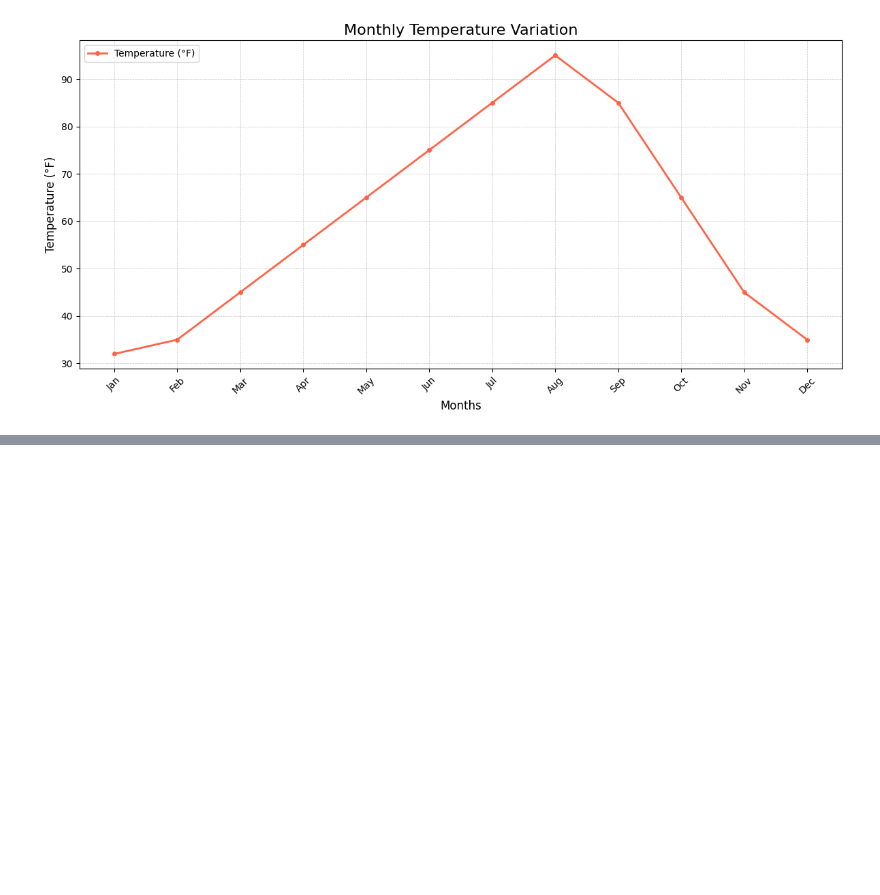
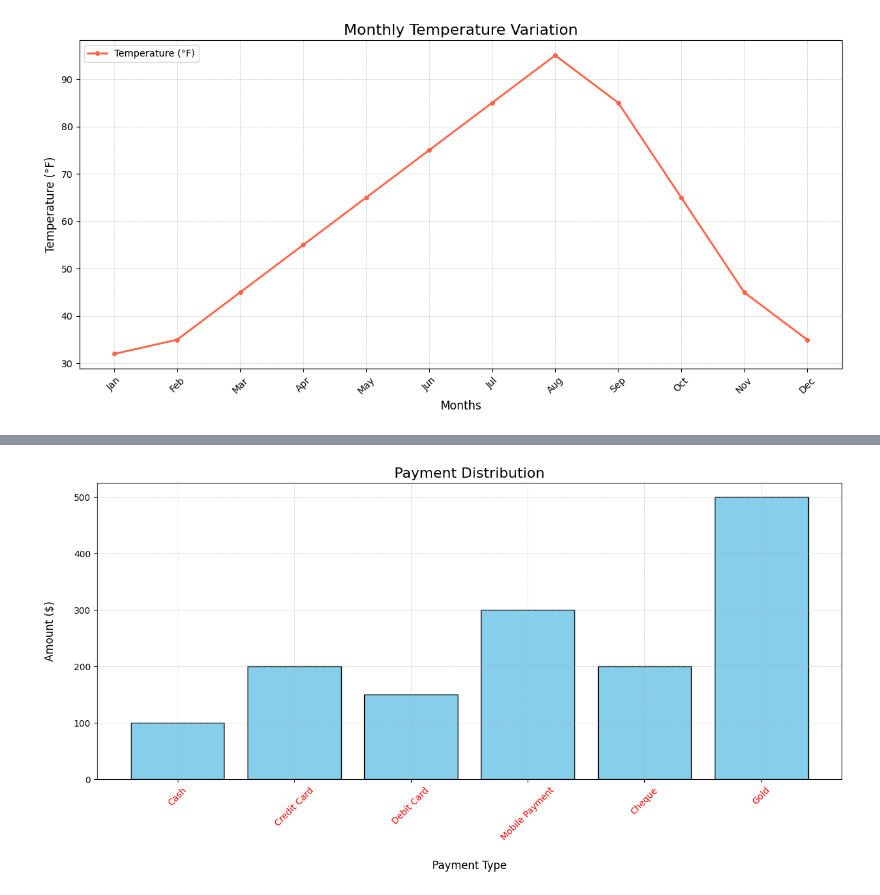
Before and after one commit to cruvss/2D-Data-Visualization, a Jupyter notebook: notebook.ipynb, the cells around one changed output, grey strips where cells are left out. Drawn from its saved outputs; the diff is of its cells as text; code cells hidden in the pictures; blank space fills up the shorter version.

Commit message:
add bar plot

```diff
--- a/notebook.ipynb
+++ b/notebook.ipynb
@@ -152,0 +178,26 @@ plt.show()
+# %%
+import matplotlib.pyplot as plt
+import numpy as np
+
+# Data
+
+Payment_type = ['Cash', 'Credit Card', 'Debit Card', 'Mobile Payment','Cheque','Gold']
+amount = [100, 200, 150, 300, 200, 500]
+
+fig, ax = plt.subplots(figsize=(15,6))
+
+ax.bar(Payment_type, amount, color='skyblue', edgecolor='black', linewidth=1)
+ax.set_xlabel('Payment Type', fontsize=12, labelpad=20)
+ax.set_ylabel('Amount ($)', fontsize=12, labelpad=20)
+ax.set_title('Payment Distribution', fontsize=16)
+
+
+ax.grid(True, which='both', linestyle='--', linewidth=0.5, alpha=0.7)
+
+ax.set_xticks(Payment_type)
+ax.set_xticklabels(Payment_type,color='red')
+
+ax.tick_params(axis='x', rotation=45, labelsize=10)
+plt.show()
+# %% [output]
+[figure, added]
```
Also changed, not shown: parts of 4 cells of this notebook.
